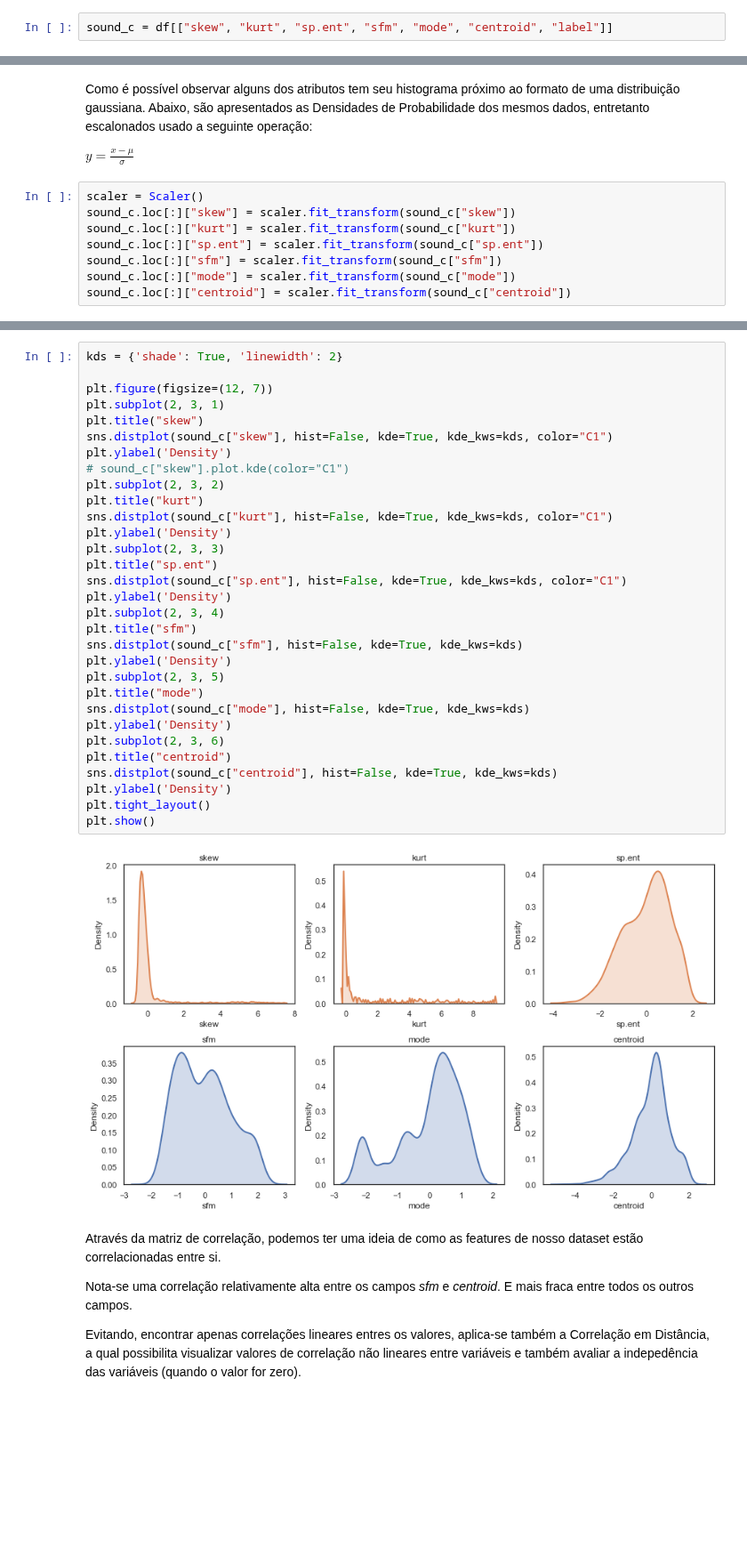
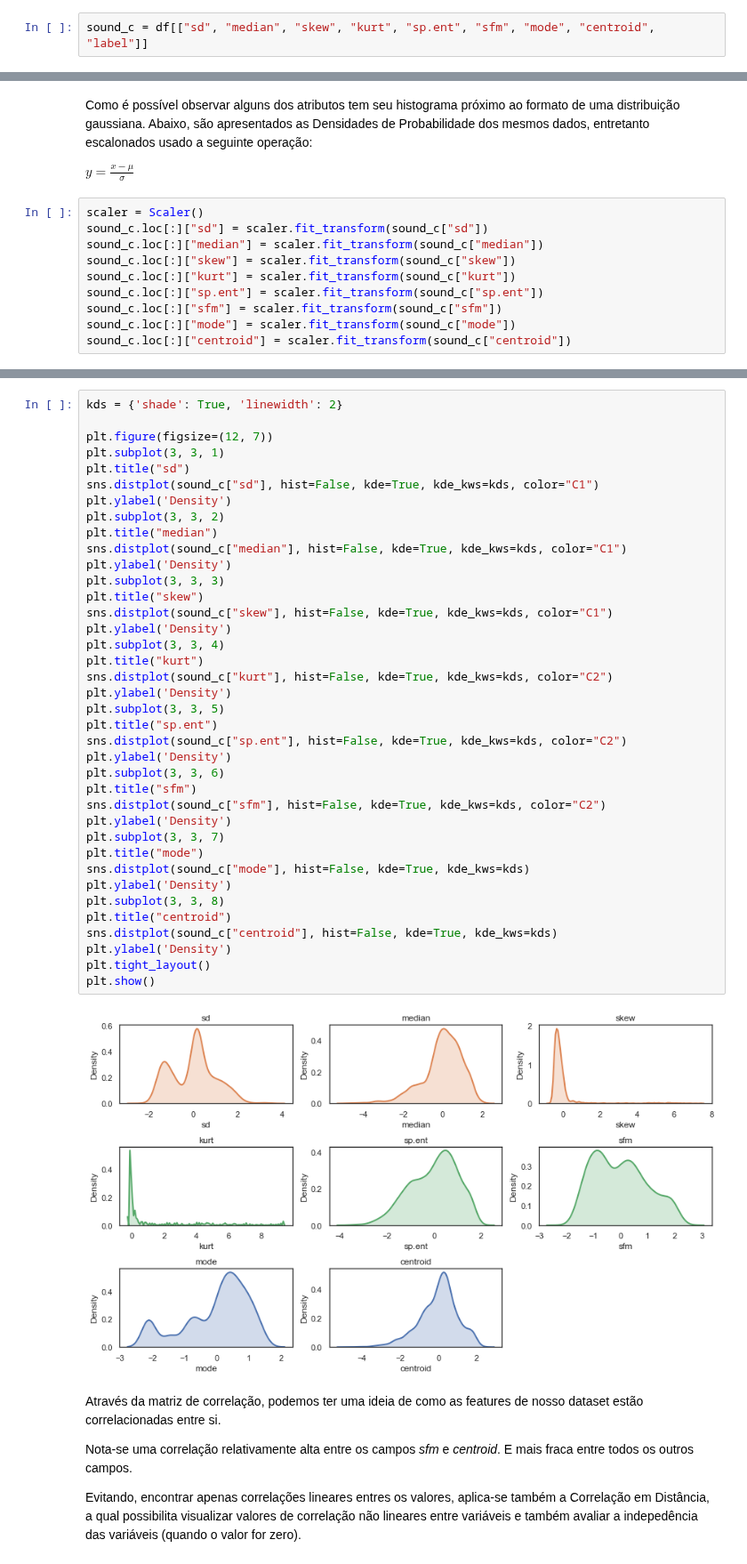
Before and after one commit to rdenadai/ia006c, a Jupyter notebook: notebooks/EFC02/EFC02.ipynb, the cells around one changed output, grey strips where cells are left out. Shown at 89% size. Drawn from its saved outputs; the diff is of its cells as text; blank space fills up the shorter version.

```diff
--- a/notebooks/EFC02/EFC02.ipynb
+++ b/notebooks/EFC02/EFC02.ipynb
@@ -159,6 +203,6 @@ print(df.head(5))
 
 A análise será feita nos dados que tem relação direta com dados de audio, que são: *skew, kurt, sp.ent, sfm, mode, centroid*.
 # %%
-sound_c = df[["skew", "kurt", "sp.ent", "sfm", "mode", "centroid", "label"]]
+sound_c = df[["sd", "median", "skew", "kurt", "sp.ent", "sfm", "mode", "centroid", "label"]]
 # %%
 data = []
@@ -215,6 +267,8 @@ Como é possível observar alguns dos atributos tem seu histograma próximo ao f
 $y = \frac{x-\mu}{\sigma}$
 # %%
 scaler = Scaler()
+sound_c.loc[:]["sd"] = scaler.fit_transform(sound_c["sd"])
+sound_c.loc[:]["median"] = scaler.fit_transform(sound_c["median"])
 sound_c.loc[:]["skew"] = scaler.fit_transform(sound_c["skew"])
 sound_c.loc[:]["kurt"] = scaler.fit_transform(sound_c["kurt"])
 sound_c.loc[:]["sp.ent"] = scaler.fit_transform(sound_c["sp.ent"])
@@ -249,36 +305,43 @@ print(df2)
 # %%
 kds = {'shade': True, 'linewidth': 2}
 
 plt.figure(figsize=(12, 7))
-plt.subplot(2, 3, 1)
+plt.subplot(3, 3, 1)
+plt.title("sd")
+sns.distplot(sound_c["sd"], hist=False, kde=True, kde_kws=kds, color="C1")
+plt.ylabel('Density')
+plt.subplot(3, 3, 2)
+plt.title("median")
+sns.distplot(sound_c["median"], hist=False, kde=True, kde_kws=kds, color="C1")
+plt.ylabel('Density')
+plt.subplot(3, 3, 3)
 plt.title("skew")
 sns.distplot(sound_c["skew"], hist=False, kde=True, kde_kws=kds, color="C1")
 plt.ylabel('Density')
-# sound_c["skew"].plot.kde(color="C1")
-plt.subplot(2, 3, 2)
+plt.subplot(3, 3, 4)
 plt.title("kurt")
-sns.distplot(sound_c["kurt"], hist=False, kde=True, kde_kws=kds, color="C1")
+sns.distplot(sound_c["kurt"], hist=False, kde=True, kde_kws=kds, color="C2")
 plt.ylabel('Density')
-plt.subplot(2, 3, 3)
+plt.subplot(3, 3, 5)
 plt.title("sp.ent")
-sns.distplot(sound_c["sp.ent"], hist=False, kde=True, kde_kws=kds, color="C1")
+sns.distplot(sound_c["sp.ent"], hist=False, kde=True, kde_kws=kds, color="C2")
 plt.ylabel('Density')
-plt.subplot(2, 3, 4)
+plt.subplot(3, 3, 6)
 plt.title("sfm")
-sns.distplot(sound_c["sfm"], hist=False, kde=True, kde_kws=kds)
+sns.distplot(sound_c["sfm"], hist=False, kde=True, kde_kws=kds, color="C2")
 plt.ylabel('Density')
-plt.subplot(2, 3, 5)
+plt.subplot(3, 3, 7)
 plt.title("mode")
 sns.distplot(sound_c["mode"], hist=False, kde=True, kde_kws=kds)
 plt.ylabel('Density')
-plt.subplot(2, 3, 6)
+plt.subplot(3, 3, 8)
 plt.title("centroid")
 sns.distplot(sound_c["centroid"], hist=False, kde=True, kde_kws=kds)
 plt.ylabel('Density')
 plt.tight_layout()
 plt.show()
 # %% [output]
-[figure, old version]
+[figure, new version]
 # %% [markdown]
 Através da matriz de correlação, podemos ter uma ideia de como as features de nosso dataset estão correlacionadas entre si.
 
```
Also changed, not shown: parts of 19 cells of this notebook.
